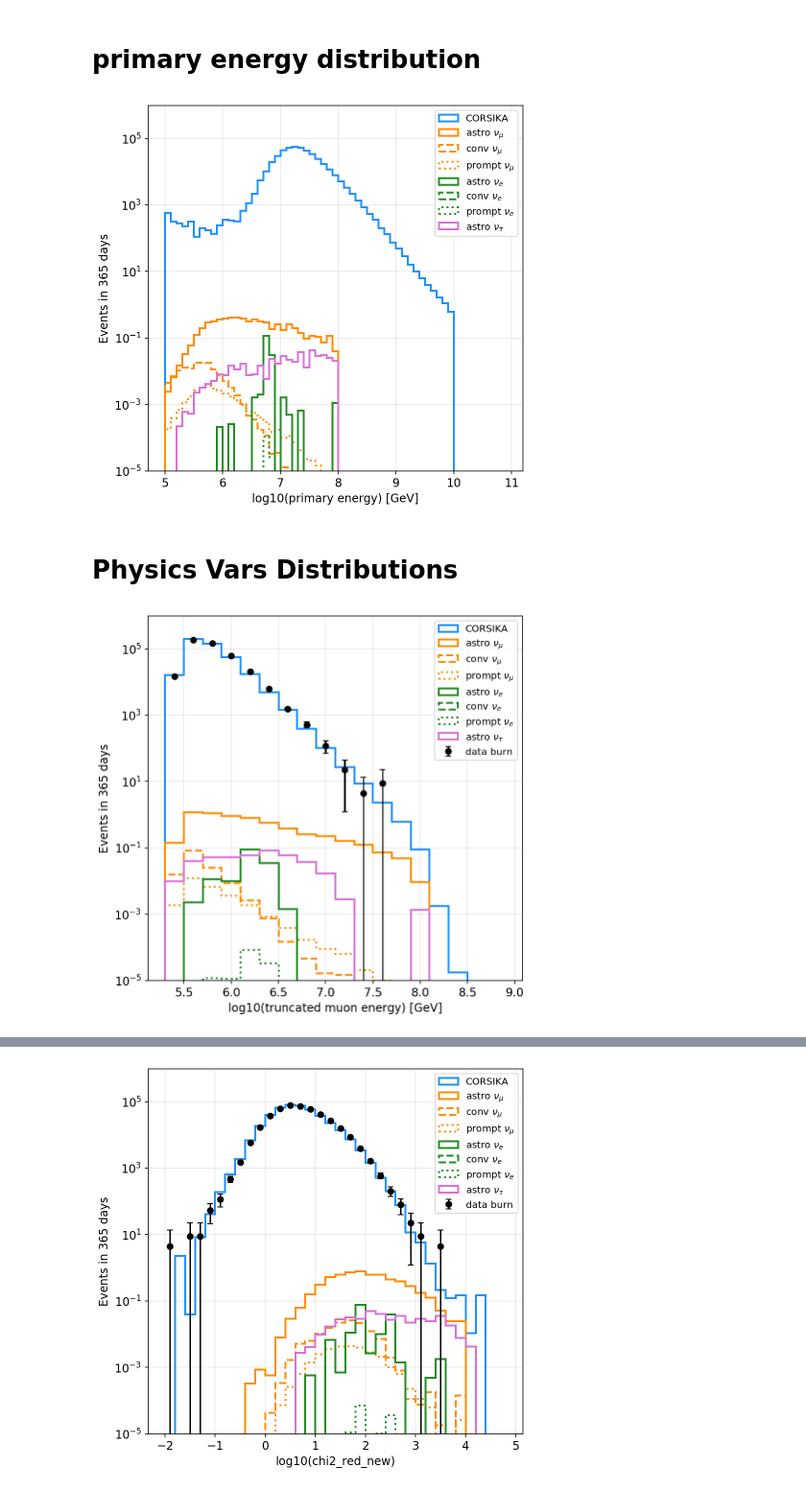
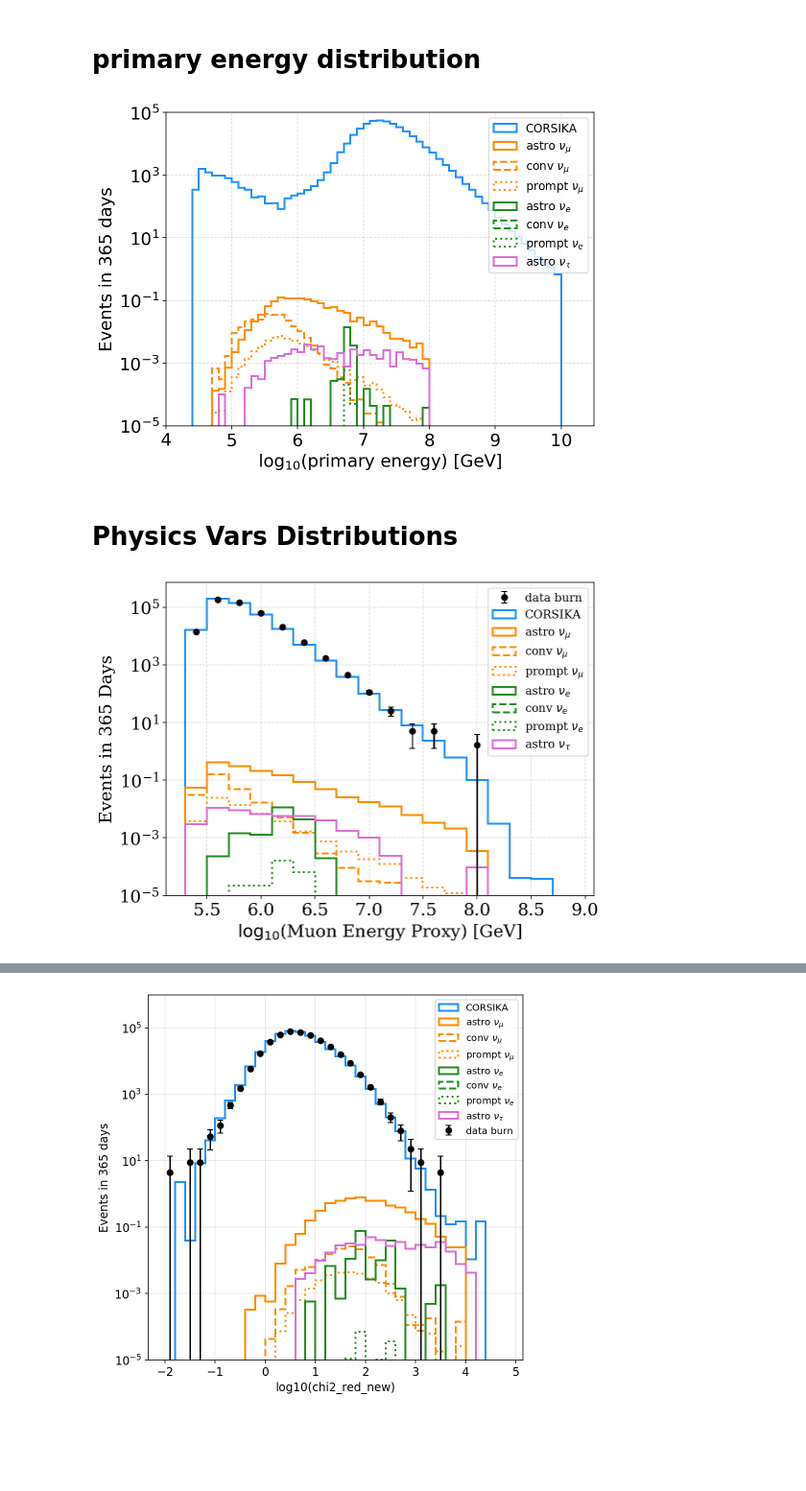
Before and after one commit to Leotrinos/IceCube-PeV-cutoff-analysis-jupyter-notebooks, a Jupyter notebook: ana-1-3-after-preselection-all-components.ipynb, the cells around one changed output, grey strips where cells are left out. Shown at 96% size. Drawn from its saved outputs; the diff is of its cells as text; code cells hidden in the pictures; blank space fills up the shorter version.

```diff
--- a/ana-1-3-after-preselection-all-components.ipynb
+++ b/ana-1-3-after-preselection-all-components.ipynb
@@ -144,14 +147,14 @@ with tables.open_file('/Users/yang/Desktop/IceCube/Codes/my_proj/analysis_1_down
     prim_e_numu = f.root.MCPrimary_new.cols.energy[:][CUT]
     zenith_truth_numu = f.root.MCPrimary_new.cols.zenith[:][CUT]
 
-    weight_numu_conv = f.root.weight_honda2006[:][CUT] * lifetime/n_file
-    weight_numu_prompt = f.root.weight_BERSS_H3p_central[:][CUT] * lifetime/n_file
+    weight_numu_conv = f.root.weight_honda2006[:][CUT] * lifetime/n_file * 2
+    weight_numu_prompt = f.root.weight_BERSS_H3p_central[:][CUT] * lifetime/n_file * 2
 
     ### astrophysical ###
     energy = f.root.MCPrimary_new.cols.energy[:][CUT]
     OneWeight = f.root.I3MCWeightDict.cols.OneWeight[:][CUT]
     NEvents = f.root.I3MCWeightDict.cols.NEvents[:][CUT]
-    weight_numu_astro = (6.7 * 10**(-18))/6 * (energy/10**5)**(-2) * OneWeight/(n_file * NEvents) * lifetime * 2  # 10**5: 100 TeV. 2 is nu+nubar
+    weight_numu_astro = (6.7 * 10**(-18))/6 * (energy/10**5)**(-2.5) * OneWeight/(n_file * NEvents) * lifetime * 2  # 10**5: 100 TeV. 2 is nu+nubar
 
     runid_numu = f.root.FileNumber.cols.value[:][CUT]
     eventid_numu = f.root.FileNumber.cols.Event[:][CUT]
@@ -262,9 +367,13 @@ with tables.open_file('/Users/yang/Desktop/IceCube/Codes/my_proj/analysis_1_down
     Ldir_nutau = f.root.SplineMPEDirectHitsC.cols.dir_track_length[:][CUT]
     coincidence_nutau = f.root.MCPrimary_coincident.cols.value[:][CUT]
     prim_e_nutau = f.root.MCPrimary_new.cols.energy[:][CUT]
+    zenith_truth_nutau = f.root.MCPrimary_new.cols.zenith[:][CUT]
 
     ### astrophysical ###
     energy = f.root.MCPrimary_new.cols.energy[:][CUT]
     OneWeight = f.root.I3MCWeightDict.cols.OneWeight[:][CUT]
     NEvents = f.root.I3MCWeightDict.cols.NEvents[:][CUT]
-    weight_nutau_astro = (6.7 * 10**(-18))/6 * (energy/10**5)**(-2) * OneWeight/(n_file * NEvents) * lifetime * 2  # 10**5: 100 TeV. 2 is nu+nubar
+    weight_nutau_astro = (6.7 * 10**(-18))/6 * (energy/10**5)**(-2.5) * OneWeight/(n_file * NEvents) * lifetime * 2  # 10**5: 100 TeV. 2 is nu+nubar
+
+    runid_nutau = f.root.FileNumber.cols.value[:][CUT]
+    eventid_nutau = f.root.FileNumber.cols.Event[:][CUT]
@@ -328,0 +452,15 @@ with tables.open_file(data_dir+'data_h5/data_burn.h5','r') as f:
+# %%
+# plot stochasticity comparisons
+plt.figure(figsize=(8,6))
+bins = np.arange(-3,5,0.1)
+plt.hist(np.log10(chi2_red_new_numu),bins=bins,weights=weight_numu_astro,log=True,histtype='step',color='darkorange',bottom=1e-7,label=r'Astro $\nu_{\mu}$',lw=2,)
+plt.hist(np.log10(chi2_red_new_corsika),bins=bins,weights=weight_corsika,log=True,histtype='step',color='dodgerblue',bottom=1e-7,label='CORSIKA',lw=2,)
+plt.xlim(-3,5)
+plt.ylim(1e-5,)
+plt.legend()
+plt.xlabel('Stochasticity')
+plt.ylabel('Events in 365 days')
+# plt.title('Comparing stochasticity distributions')
+plt.grid(linestyle='--',color='grey',alpha=0.3)
+plt.rcParams.update({'font.size': 18})
+plt.show()
@@ -394,7 +540,7 @@ print(np.mean((np.log10(truncated_muon_e_corsika)-np.log10(E_bundle_corsika))/np
 # %%
 def makeplot(var,mybins,name):
 
-    plt.figure(figsize=(7,7))
+    plt.figure(figsize=(8,6))
 
     plt.hist(var[0],bins=mybins,log=True,histtype='step',lw=2,label='CORSIKA',weights=weight_corsika,bottom=10**(-6),color='dodgerblue')
     plt.hist(var[1],bins=mybins,log=True,histtype='step',lw=2,label=r'astro $\nu_{\mu}$',weights=weight_numu_astro,bottom=10**(-6),color='darkorange')
@@ -405,13 +551,16 @@ def makeplot(var,mybins,name):
     plt.hist(var[6],bins=mybins,log=True,histtype='step',lw=2,linestyle=':',label=r'prompt $\nu_{e}$',weights=weight_nue_prompt,bottom=10**(-6),color='forestgreen')
     plt.hist(var[7],bins=mybins,log=True,histtype='step',lw=2,label=r'astro $\nu_{\tau}$',weights=weight_nutau_astro,bottom=10**(-6),color='orchid')
 
+#     plt.title('After preselection')
     plt.xlabel(name)
     plt.ylabel('Events in 365 days')
-#     plt.xlim(np.min(mybins),np.max(mybins))
-    plt.ylim(10**(-5),10**6)
-    plt.legend(loc='best',prop={'size': 10})
-    plt.grid(True,which='both',zorder=0,alpha=0.3)
-
+    plt.xlim(4,10.5)
+    plt.ylim(1e-5,1e5)
+#     plt.xscale('log')
+    plt.legend(loc='best',prop={'size': 12})
+    plt.grid(linestyle='--',color='grey',alpha=0.3)
+    plt.rcParams["font.family"] = "serif"
+    plt.rcParams["font.size"] = 18
 #     ax = plt.axes()
 #     ax.xaxis.set_major_locator(ticker.MultipleLocator(0.2))
 #     ax.xaxis.set_minor_locator(ticker.MultipleLocator(0.02))
@@ -421,12 +570,12 @@ def makeplot(var,mybins,name):
 # %%
 makeplot([np.log10(prim_e_corsika),
           np.log10(prim_e_numu),
           np.log10(prim_e_numu),
           np.log10(prim_e_numu),
           np.log10(prim_e_nue),
           np.log10(prim_e_nue),
           np.log10(prim_e_nue),
           np.log10(prim_e_nutau)
-        ], mybins = np.arange(5,11,0.1), name='log10(primary energy) [GeV]')
+        ], mybins = np.arange(2,11,0.1), name=r'$\log_{10}$(primary energy) [GeV]')
 # %% [output]
-[figure, old version]
+[figure, new version]
@@ -474,9 +630,9 @@ makeplot([np.log10(truncated_muon_e_corsika),
           np.log10(truncated_muon_e_nue),
           np.log10(truncated_muon_e_nutau),
           np.log10(truncated_muon_e_data_burn),
-        ], mybins = np.arange(5.3,9,0.2), name='log10(truncated muon energy) [GeV]')
+        ], mybins = np.arange(5.3,9,0.2), name=r'$\log_{10}$(Muon Energy Proxy) [GeV]',loc='upper right')
 # %% [output]
-[figure, old version]
+[figure, new version]
 # %%
 makeplot([np.cos(zenith_corsika),
           np.cos(zenith_numu),
```
Also changed, not shown: parts of 29 cells of this notebook, 20 other files.
